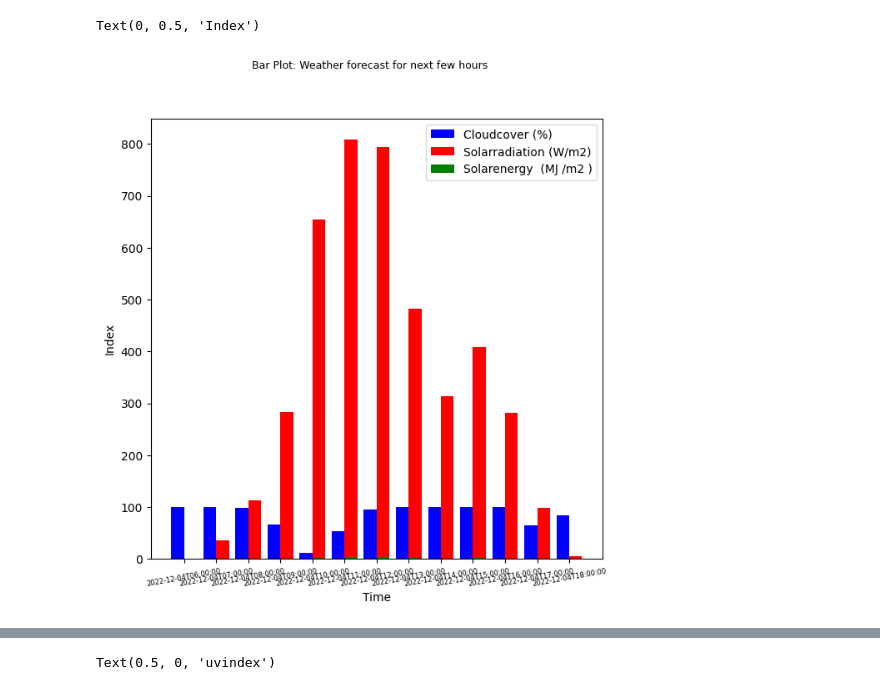
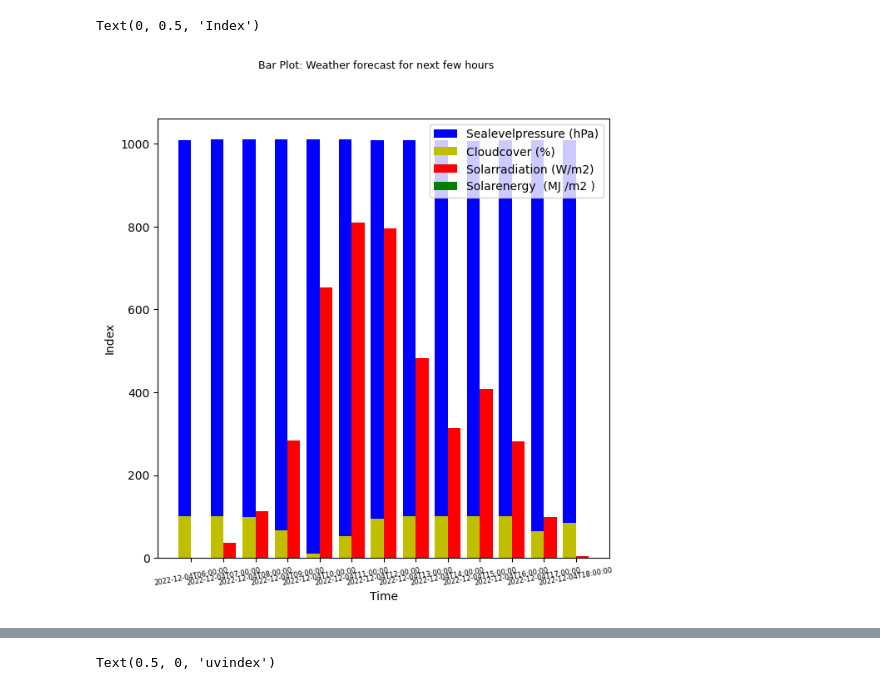
Before and after one commit to NinhLuong/Weather-data-visualization, a Jupyter notebook: main/charts.ipynb, the cells around one changed output, grey strips where cells are left out. Saved outputs shown, nothing was run; the diff lists cells and outputs as text; code cells hidden in the pictures.

```diff
--- a/main/charts.ipynb
+++ b/main/charts.ipynb
@@ -45,19 +45,20 @@ Text(0, 0.5, 'Index')
 # %%
 fig , ax = plt.subplots(1, dpi=100, figsize=(7, 7),
             sharey=True, facecolor='white')
 
 df = pd.read_csv(link)
 fig.suptitle('Bar Plot: Weather forecast for next few hours',size=9)
-plt.bar(df.iloc[6:19,1],df.iloc[6:19,15],width=-0.4,align='edge',color='b',label='Cloudcover (%)')
+plt.bar(df.iloc[6:19,1],df.iloc[6:19,14],width=-0.4,align='edge',color='b',label='Sealevelpressure (hPa)')
+plt.bar(df.iloc[6:19,1],df.iloc[6:19,15],width=-0.4,align='edge',color='y',label='Cloudcover (%)')
 plt.bar(df.iloc[6:19,1],df.iloc[6:19,17],width=0.4,align='edge',color='r',label='Solarradiation (W/m2)')
 plt.bar(df.iloc[6:19,1],df.iloc[6:19,18],width=0.4,align='edge',color='g',label='Solarenergy  (MJ /m2 )')
 plt.legend(loc='best')
 plt.xticks(fontsize = 6, rotation = 10)
 plt.xlabel("Time")
 plt.ylabel("Index")
 # %% [output]
 Text(0, 0.5, 'Index')
-[figure, old version]
+[figure, new version]
 # %%
 datetime = []
 temp = []
```
Also changed, not shown: parts of 5 cells of this notebook, 1 other file.
